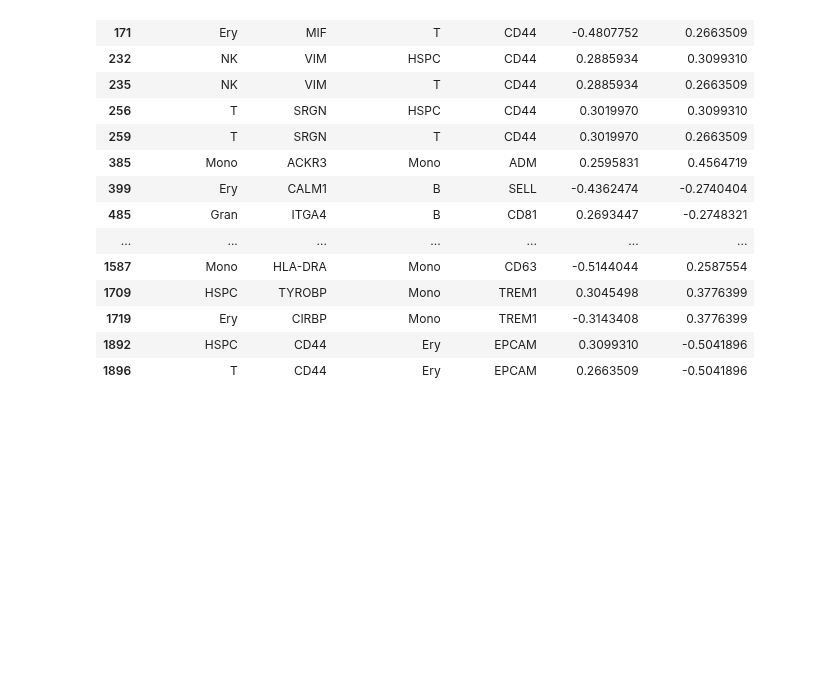
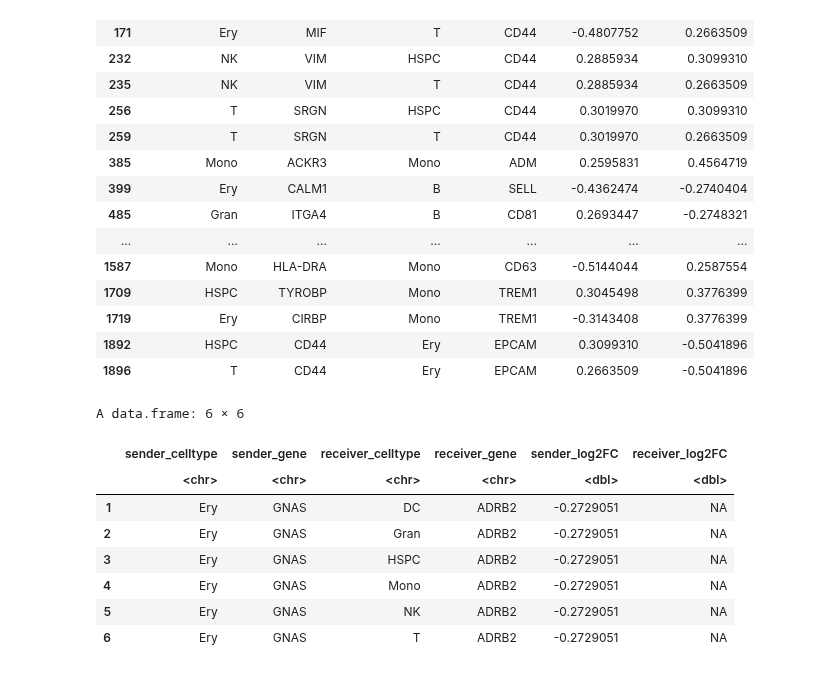
Before and after one commit to colomemaria/community-paper, a Jupyter notebook: src/method_comparison/compare_algorithms/run_CellPhoneDB/run_algorithm/run_CPDB.ipynb, the cells around one changed output. Saved outputs shown, nothing was run; the diff lists cells and outputs as text; code cells hidden in the pictures; blank space fills up the shorter version.

```diff
--- a/src/method_comparison/compare_algorithms/run_CellPhoneDB/run_algorithm/run_CPDB.ipynb
+++ b/src/method_comparison/compare_algorithms/run_CellPhoneDB/run_algorithm/run_CPDB.ipynb
@@ -414,3 +452,15 @@ A data.frame: 59 × 6
 | 1719 | Ery | CIRBP | Mono | TREM1 | -0.3143408 | 0.3776399 |
 | 1892 | HSPC | CD44 | Ery | EPCAM | 0.3099310 | -0.5041896 |
 | 1896 | T | CD44 | Ery | EPCAM | 0.2663509 | -0.5041896 |
+# %%
+head(df)
+# %% [output]
+A data.frame: 6 × 6
+|  | sender_celltype | sender_gene | receiver_celltype | receiver_gene | sender_log2FC | receiver_log2FC |
+|  | <chr> | <chr> | <chr> | <chr> | <dbl> | <dbl> |
+| 1 | Ery | GNAS | DC | ADRB2 | -0.2729051 | NA |
+| 2 | Ery | GNAS | Gran | ADRB2 | -0.2729051 | NA |
+| 3 | Ery | GNAS | HSPC | ADRB2 | -0.2729051 | NA |
+| 4 | Ery | GNAS | Mono | ADRB2 | -0.2729051 | NA |
+| 5 | Ery | GNAS | NK | ADRB2 | -0.2729051 | NA |
+| 6 | Ery | GNAS | T | ADRB2 | -0.2729051 | NA |
```
Also changed, not shown: parts of 15 cells of this notebook.
